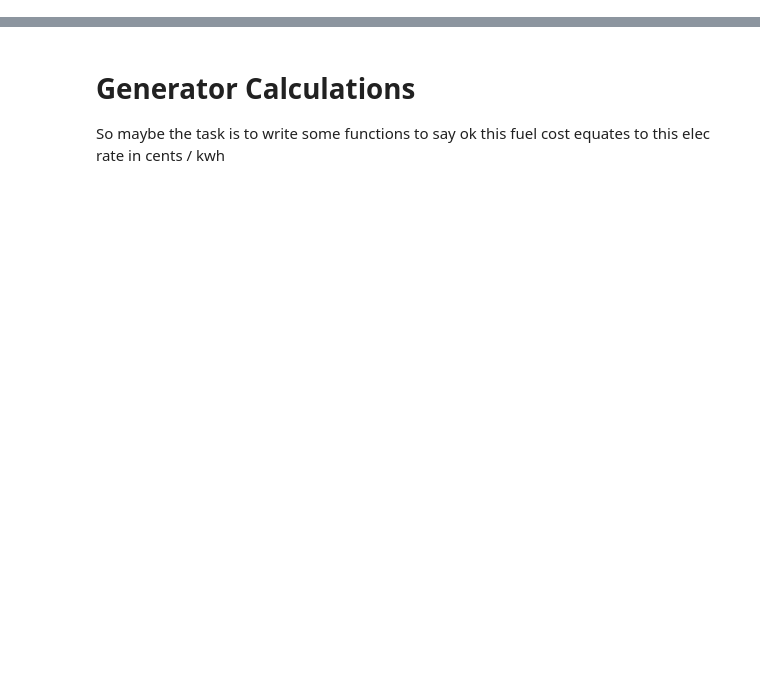
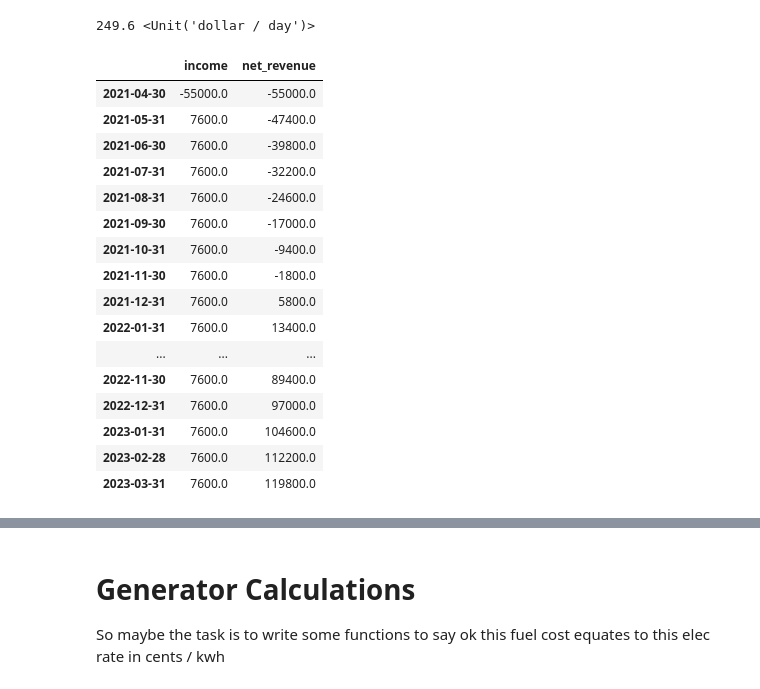
Before and after one commit to oldgeezy/curly-spoon, a Jupyter notebook: Mining Calculator.ipynb, the cells around one changed output, grey strips where cells are left out. Saved outputs shown, nothing was run; the diff lists cells and outputs as text; code cells hidden in the pictures; blank space fills up the shorter version.

```diff
--- a/Mining Calculator.ipynb
+++ b/Mining Calculator.ipynb
@@ -76,0 +115,4 @@ avg_fees = 90 * ureg.btc / ureg.day
+# %%
+miner_revenue(832 * ureg.terahash)
+# %% [output]
+249.6 <Unit('dollar / day')>
@@ -76,0 +128,33 @@ avg_fees = 90 * ureg.btc / ureg.day
+# %%
+dateindex = pd.date_range(start = '2021-4-1', freq = 'M', periods = 24)
+df = pd.DataFrame(data = (capex + revenue), index = dateindex, columns = ['income'])
+
+new_list = []
+net_revenue = 0
+
+for i in df['income'].to_list():
+    net_revenue += i
+    new_list.append(net_revenue)
+
+new_list = [float(ele) for ele in new_list]
+
+df['net_revenue'] = new_list
+df
+# %% [output]
+|  | income | net_revenue |
+| 2021-04-30 | -55000.0 | -55000.0 |
+| 2021-05-31 | 7600.0 | -47400.0 |
+| 2021-06-30 | 7600.0 | -39800.0 |
+| 2021-07-31 | 7600.0 | -32200.0 |
+| 2021-08-31 | 7600.0 | -24600.0 |
+| 2021-09-30 | 7600.0 | -17000.0 |
+| 2021-10-31 | 7600.0 | -9400.0 |
+| 2021-11-30 | 7600.0 | -1800.0 |
+| 2021-12-31 | 7600.0 | 5800.0 |
+| 2022-01-31 | 7600.0 | 13400.0 |
+| ... | ... | ... |
+| 2022-11-30 | 7600.0 | 89400.0 |
+| 2022-12-31 | 7600.0 | 97000.0 |
+| 2023-01-31 | 7600.0 | 104600.0 |
+| 2023-02-28 | 7600.0 | 112200.0 |
+| 2023-03-31 | 7600.0 | 119800.0 |
```
Also changed, not shown: parts of 25 cells of this notebook, 2 other files.
